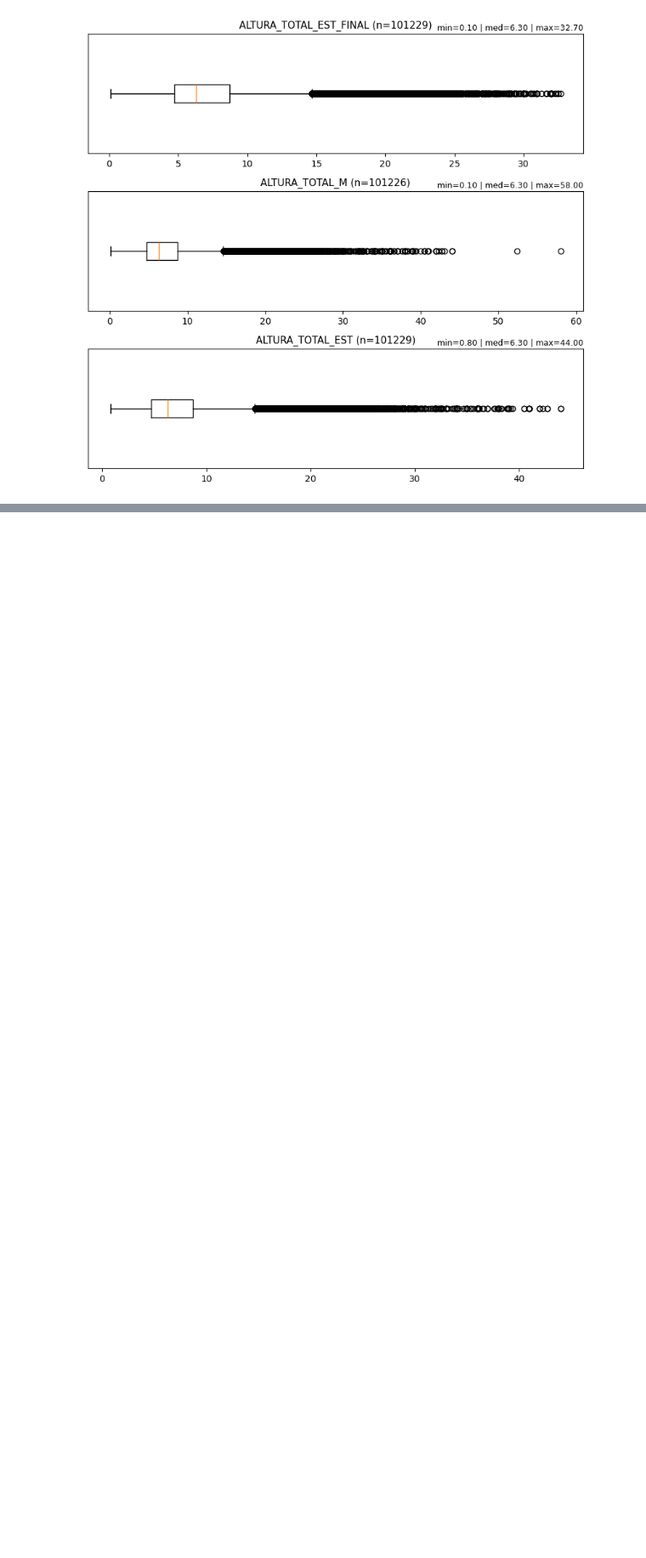
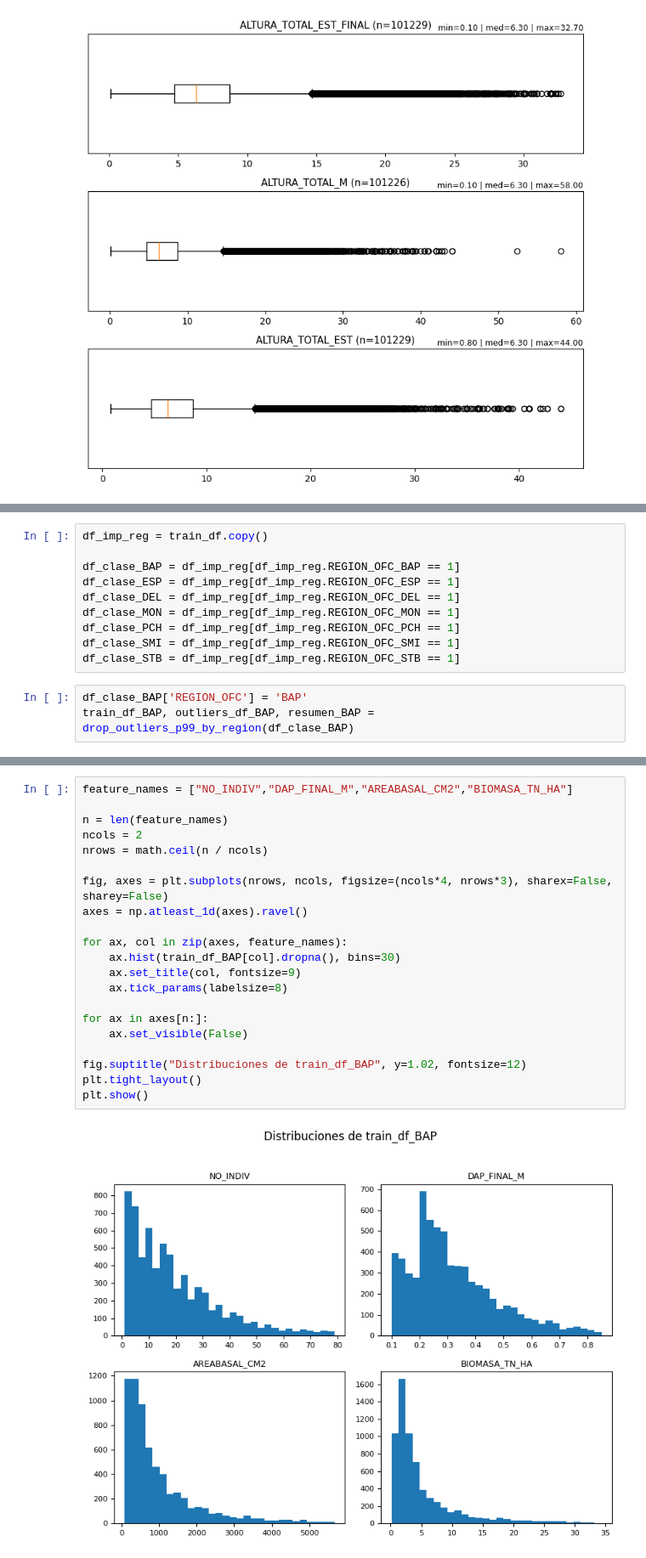
Before and after one commit to poggiogu/DiploDatos2025_Mentoria_17, a Jupyter notebook: mentoria_17_tp3_GRUPO1.ipynb, the cells around one changed output, grey strips where cells are left out. Shown at 85% size. Cells and saved outputs as stored; diff of their text form; blank space fills up the shorter version.

```diff
--- a/mentoria_17_tp3_GRUPO1.ipynb
+++ b/mentoria_17_tp3_GRUPO1.ipynb
@@ -1151,0 +1178,13 @@ df_individuos_c.loc[df_individuos_c['ALTURA_TOTAL_M'].isna(), cols].head()
+# %%
+df_imp_reg = train_df.copy()
+
+df_clase_BAP = df_imp_reg[df_imp_reg.REGION_OFC_BAP == 1]
+df_clase_ESP = df_imp_reg[df_imp_reg.REGION_OFC_ESP == 1]
+df_clase_DEL = df_imp_reg[df_imp_reg.REGION_OFC_DEL == 1]
+df_clase_MON = df_imp_reg[df_imp_reg.REGION_OFC_MON == 1]
+df_clase_PCH = df_imp_reg[df_imp_reg.REGION_OFC_PCH == 1]
+df_clase_SMI = df_imp_reg[df_imp_reg.REGION_OFC_SMI == 1]
+df_clase_STB = df_imp_reg[df_imp_reg.REGION_OFC_STB == 1]
+# %%
+df_clase_BAP['REGION_OFC'] = 'BAP'
+train_df_BAP, outliers_df_BAP, resumen_BAP = drop_outliers_p99_by_region(df_clase_BAP)
@@ -1151,0 +1200,23 @@ df_individuos_c.loc[df_individuos_c['ALTURA_TOTAL_M'].isna(), cols].head()
+# %%
+feature_names = ["NO_INDIV","DAP_FINAL_M","AREABASAL_CM2","BIOMASA_TN_HA"]
+
+n = len(feature_names)
+ncols = 2
+nrows = math.ceil(n / ncols)
+
+fig, axes = plt.subplots(nrows, ncols, figsize=(ncols*4, nrows*3), sharex=False, sharey=False)
+axes = np.atleast_1d(axes).ravel()
+
+for ax, col in zip(axes, feature_names):
+    ax.hist(train_df_BAP[col].dropna(), bins=30)
+    ax.set_title(col, fontsize=9)
+    ax.tick_params(labelsize=8)
+
+for ax in axes[n:]:
+    ax.set_visible(False)
+
+fig.suptitle("Distribuciones de train_df_BAP", y=1.02, fontsize=12)
+plt.tight_layout()
+plt.show()
+# %% [output]
+[figure, added]
```
Also changed, not shown: parts of 28 cells of this notebook.
